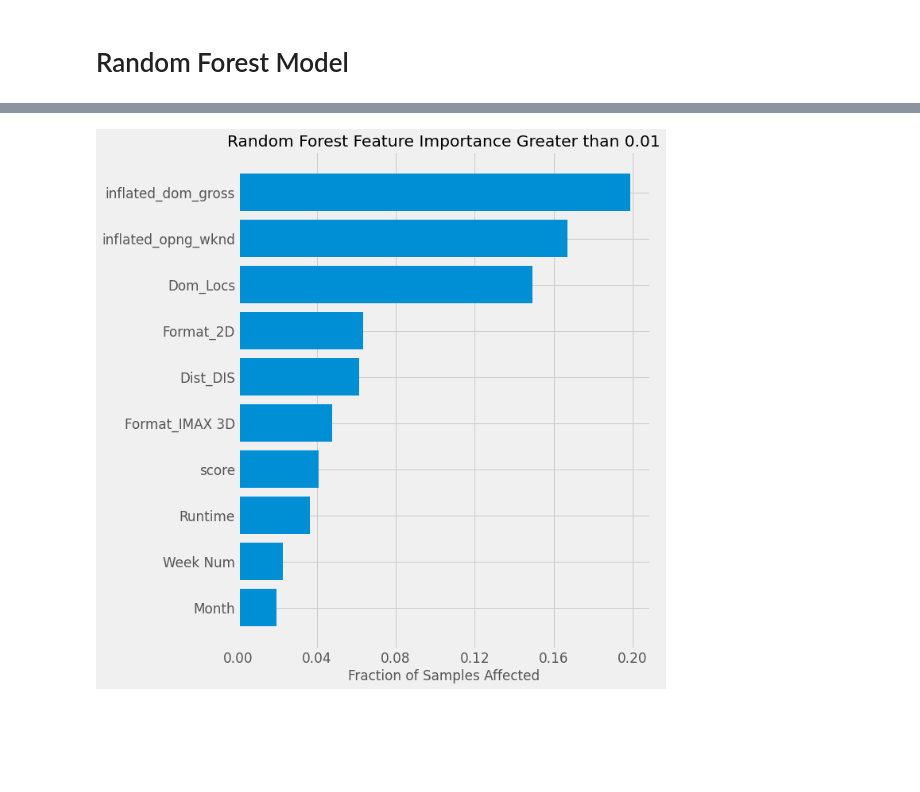
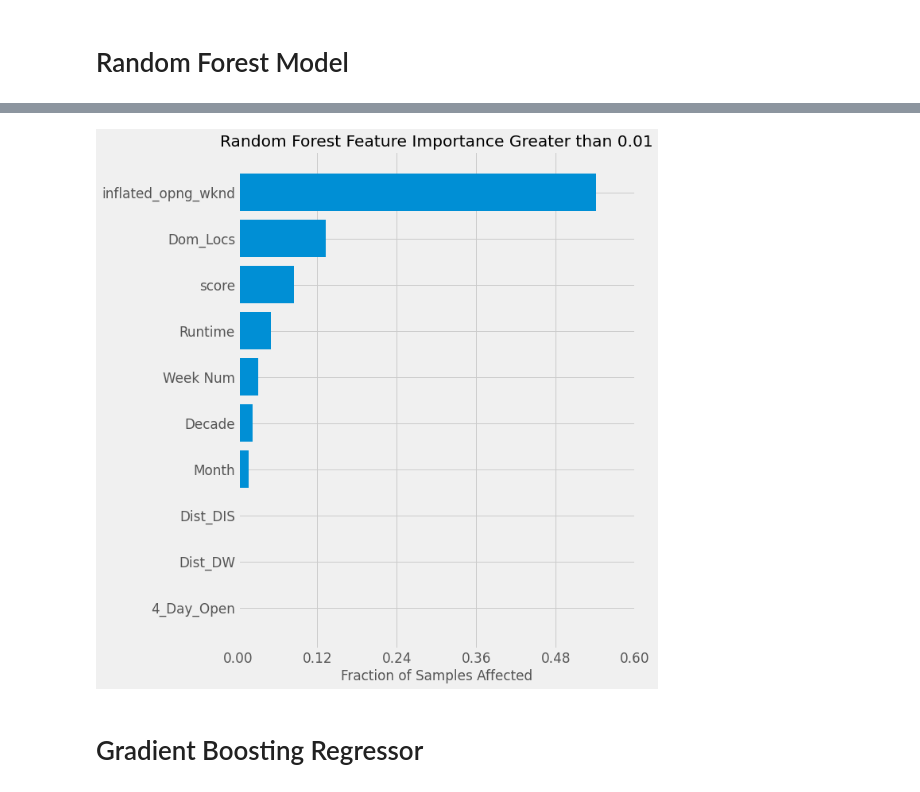
Before and after one commit to xazsanch/Predicting_Movie_Grosses, a Jupyter notebook: Untitled.ipynb, the cells around one changed output, grey strips where cells are left out. Saved outputs shown, nothing was run; the diff lists cells and outputs as text; code cells hidden in the pictures; blank space fills up the shorter version.

```diff
--- a/Untitled.ipynb
+++ b/Untitled.ipynb
@@ -893,18 +863,22 @@ X_train,X_test, y_train, y_test = train_test_split(rfdf,rfy,shuffle=False,strati
 # %%
 #Default uses 5 Fold split
 rf = RandomForestRegressor()
-param_grid = {
-    'max_depth': [5,10,20],
-    'max_features':[20,50,100],
-    'n_estimators': [100,200,300],
+rf_param = {
+    'max_depth': [10,20,30],
+    'max_features':[200,300,400],
+    'n_estimators': [400,500,600],
     'random_state': [7]}
-
-clf = GridSearchCV(rf,param_grid,verbose=1,n_jobs=-1,scoring ='neg_root_mean_squared_error')
 # %%
-clf.fit(X_train,y_train)
-print(clf.best_params_)
+def gsearch(model,param_grid,X_unseen,y_unseen,X_train,y_train):
+    clf = GridSearchCV(model,param_grid,verbose=1,n_jobs=-1,scoring ='neg_root_mean_squared_error')
 
-#Compare GridSearch on test data and train data
-print('RF GridSearch RMSE: {:,.2f}'.format(-1*clf.best_score_))
-print('Train RMSE: {:,.2f}'.format(-1* clf.score(X_train,y_train)))
-print('Test RMSE: {:,.2f}'.format(-1* clf.score(X_test,y_test)))
+    clf.fit(X_train,y_train)
+    print(clf.best_params_)
+
+    #Compare GridSearch on test data and train data
+    print('{} GridSearch RMSE: {:,.2f}'.format(model,-1*clf.best_score_))
+    print('Train RMSE: {:,.2f}'.format(-1* clf.score(X_train,y_train)))
+    print('Test RMSE: {:,.2f}'.format(-1* clf.score(X_test,y_test)))
+
+    print('Unseen Test RMSE: {:,.2f}'.format(-1*clf.score(X_unseen,y_unseen)))
+    return clf.best_estimator_.feature_importances_
@@ -919,0 +891,2 @@ Test RMSE: 18,505,082.02
+# %%
+best_features = gsearch(rf,rf_param,X_unseen,y_unseen,X_train,y_train)
@@ -920,5 +897,6 @@ Test RMSE: 18,505,082.02
 # %%
-best_feat = rfdf.columns[clf.best_estimator_.feature_importances_ >0.01]
-best_feat_vals=clf.best_estimator_.feature_importances_[clf.best_estimator_.feature_importances_ >0.01]
+best_feat = rfdf.columns[best_features >0.001]
+best_feat_vals=best_features[best_features>0.001]
 best_feat_df = pd.Series(best_feat_vals,best_feat).head(10)
 best_feat_df.sort_values(ascending=True,inplace=True)
+best_feat_df
@@ -924,0 +915,10 @@ best_feat_df.sort_values(ascending=True,inplace=True)
+# %%
+fig,ax = plt.subplots(figsize=(10,10))
+label =np.linspace(0,0.6,6)
+ax.barh(best_feat_df.index,best_feat_df)
+ax.set_xticks(label)
+ax.set_xlabel('Fraction of Samples Affected')
+ax.set_title('Random Forest Feature Importance Greater than 0.01')
+fig.tight_layout()
+# %% [output]
+[figure, added]
@@ -937,13 +939,5 @@ def plot_best_features(df,modeltype,greater_val,axis=(0,0.2,6)):
     ax.set_xlabel('Fraction of Samples Affected')
     ax.set_title('{} Feature Importance Greater than {}'.format(modeltype,greater_val))
     fig.tight_layout()
-# %%
-fig,ax = plt.subplots(figsize=(10,10))
-label =np.linspace(0,0.2,6)
-ax.barh(best_feat_df.index,best_feat_df)
-ax.set_xticks(label)
-ax.set_xlabel('Fraction of Samples Affected')
-ax.set_title('Random Forest Feature Importance Greater than 0.01')
-fig.tight_layout()
-# %% [output]
-[figure, removed]
+# %% [markdown]
+# Gradient Boosting Regressor
```
Also changed, not shown: parts of 21 cells of this notebook.
